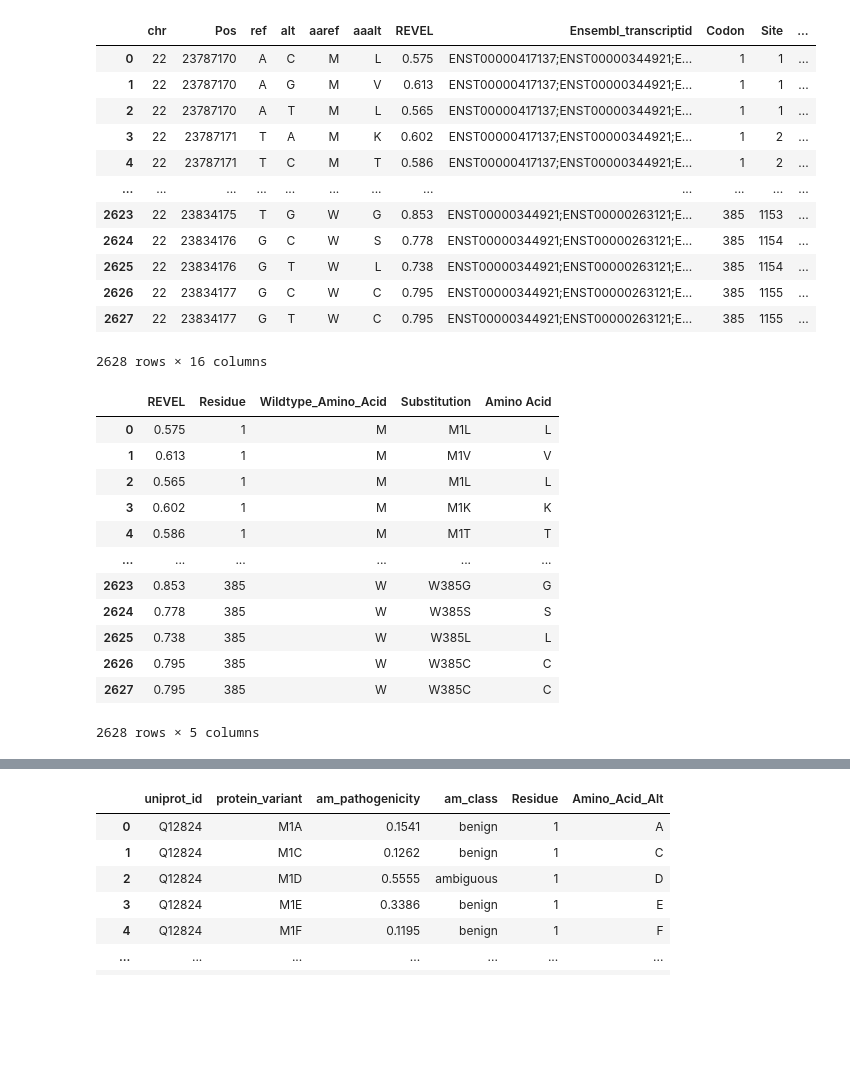
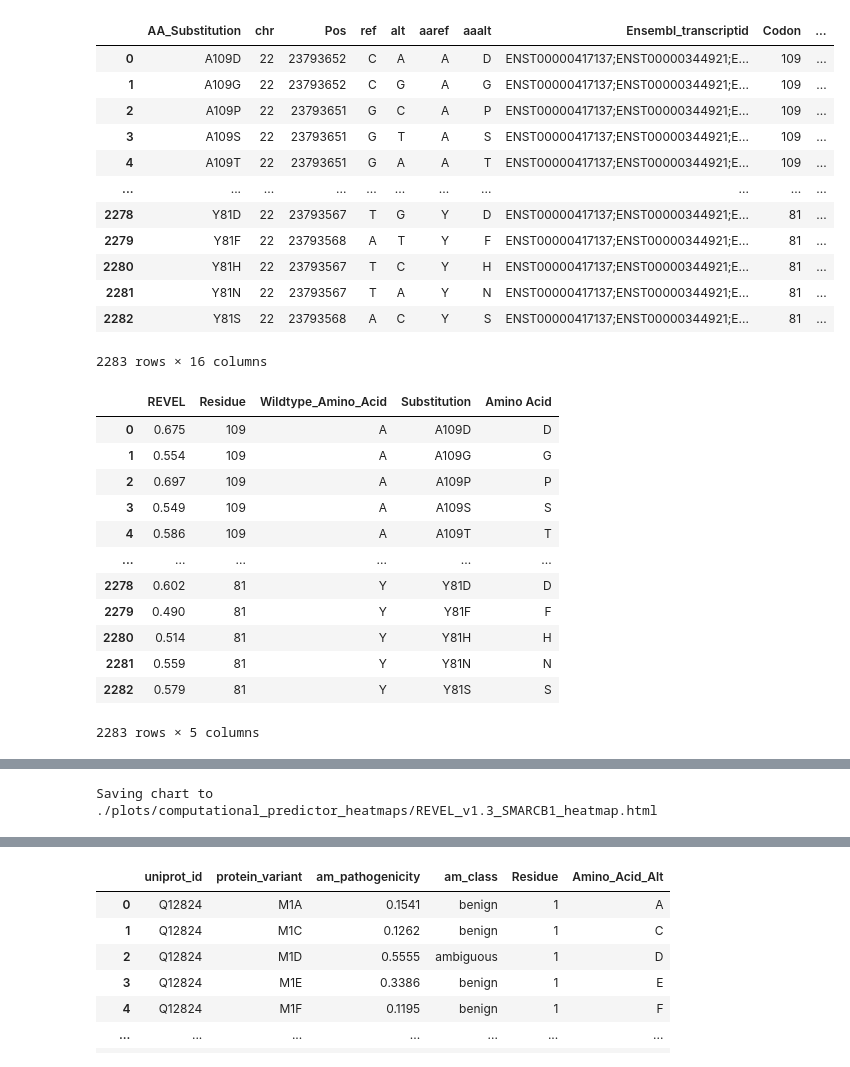
Before and after one commit to thehonglab/SMARCB1_DMS, a Jupyter notebook: computational_predictors_heatmaps.ipynb, the cells around one changed output, grey strips where cells are left out. Saved outputs shown, nothing was run; the diff lists cells and outputs as text; code cells hidden in the pictures; blank space fills up the shorter version.

Commit message:
Added heatmap code

```diff
--- a/computational_predictors_heatmaps.ipynb
+++ b/computational_predictors_heatmaps.ipynb
@@ -1,37 +1,37 @@
 # %%
 import altair as alt
 import itertools
 import pandas as pd
 import numpy as np
 import yaml
 import os
 import math
 
 alt.data_transformers.disable_max_rows()
 
 from vega_datasets import data
 
 with open('config.yaml') as f:
     config = yaml.safe_load(f)
 
 
-revel = pd.read_csv(config['revel'], sep='\t')
+revel = pd.read_csv(config['revel_duplicate_avg'], sep='\t')
 
 revel
 # %% [output]
-|  | chr | Pos | ref | alt | aaref | aaalt | REVEL | Ensembl_transcriptid | Codon | Site | ... |
-| 0 | 22 | 23787170 | A | C | M | L | 0.575 | ENST00000417137;ENST00000344921;E... | 1 | 1 | ... |
-| 1 | 22 | 23787170 | A | G | M | V | 0.613 | ENST00000417137;ENST00000344921;E... | 1 | 1 | ... |
-| 2 | 22 | 23787170 | A | T | M | L | 0.565 | ENST00000417137;ENST00000344921;E... | 1 | 1 | ... |
-| 3 | 22 | 23787171 | T | A | M | K | 0.602 | ENST00000417137;ENST00000344921;E... | 1 | 2 | ... |
-| 4 | 22 | 23787171 | T | C | M | T | 0.586 | ENST00000417137;ENST00000344921;E... | 1 | 2 | ... |
-| ... | ... | ... | ... | ... | ... | ... | ... | ... | ... | ... | ... |
-| 2623 | 22 | 23834175 | T | G | W | G | 0.853 | ENST00000344921;ENST00000263121;E... | 385 | 1153 | ... |
-| 2624 | 22 | 23834176 | G | C | W | S | 0.778 | ENST00000344921;ENST00000263121;E... | 385 | 1154 | ... |
-| 2625 | 22 | 23834176 | G | T | W | L | 0.738 | ENST00000344921;ENST00000263121;E... | 385 | 1154 | ... |
-| 2626 | 22 | 23834177 | G | C | W | C | 0.795 | ENST00000344921;ENST00000263121;E... | 385 | 1155 | ... |
-| 2627 | 22 | 23834177 | G | T | W | C | 0.795 | ENST00000344921;ENST00000263121;E... | 385 | 1155 | ... |
+|  | AA_Substitution | chr | Pos | ref | alt | aaref | aaalt | Ensembl_transcriptid | Codon | ... |
+| 0 | A109D | 22 | 23793652 | C | A | A | D | ENST00000417137;ENST00000344921;E... | 109 | ... |
+| 1 | A109G | 22 | 23793652 | C | G | A | G | ENST00000417137;ENST00000344921;E... | 109 | ... |
+| 2 | A109P | 22 | 23793651 | G | C | A | P | ENST00000417137;ENST00000344921;E... | 109 | ... |
+| 3 | A109S | 22 | 23793651 | G | T | A | S | ENST00000417137;ENST00000344921;E... | 109 | ... |
+| 4 | A109T | 22 | 23793651 | G | A | A | T | ENST00000417137;ENST00000344921;E... | 109 | ... |
+| ... | ... | ... | ... | ... | ... | ... | ... | ... | ... | ... |
+| 2278 | Y81D | 22 | 23793567 | T | G | Y | D | ENST00000417137;ENST00000344921;E... | 81 | ... |
+| 2279 | Y81F | 22 | 23793568 | A | T | Y | F | ENST00000417137;ENST00000344921;E... | 81 | ... |
+| 2280 | Y81H | 22 | 23793567 | T | C | Y | H | ENST00000417137;ENST00000344921;E... | 81 | ... |
+| 2281 | Y81N | 22 | 23793567 | T | A | Y | N | ENST00000417137;ENST00000344921;E... | 81 | ... |
+| 2282 | Y81S | 22 | 23793568 | A | C | Y | S | ENST00000417137;ENST00000344921;E... | 81 | ... |
-2628 rows × 16 columns
+2283 rows × 16 columns
 # %%
 revel_to_keep = {'REVEL': 'REVEL',
                        'Codon': 'Residue',
@@ -48,18 +48,18 @@ revel_final = (revel[list(revel_to_keep)]
 revel_final
 # %% [output]
 |  | REVEL | Residue | Wildtype_Amino_Acid | Substitution | Amino Acid |
-| 0 | 0.575 | 1 | M | M1L | L |
-| 1 | 0.613 | 1 | M | M1V | V |
-| 2 | 0.565 | 1 | M | M1L | L |
-| 3 | 0.602 | 1 | M | M1K | K |
-| 4 | 0.586 | 1 | M | M1T | T |
+| 0 | 0.675 | 109 | A | A109D | D |
+| 1 | 0.554 | 109 | A | A109G | G |
+| 2 | 0.697 | 109 | A | A109P | P |
+| 3 | 0.549 | 109 | A | A109S | S |
+| 4 | 0.586 | 109 | A | A109T | T |
 | ... | ... | ... | ... | ... | ... |
-| 2623 | 0.853 | 385 | W | W385G | G |
-| 2624 | 0.778 | 385 | W | W385S | S |
-| 2625 | 0.738 | 385 | W | W385L | L |
-| 2626 | 0.795 | 385 | W | W385C | C |
-| 2627 | 0.795 | 385 | W | W385C | C |
+| 2278 | 0.602 | 81 | Y | Y81D | D |
+| 2279 | 0.490 | 81 | Y | Y81F | F |
+| 2280 | 0.514 | 81 | Y | Y81H | H |
+| 2281 | 0.559 | 81 | Y | Y81N | N |
+| 2282 | 0.579 | 81 | Y | Y81S | S |
-2628 rows × 5 columns
+2283 rows × 5 columns
 # %%
 minimum_domain = 0
 maximum_domain = 1
@@ -129,4 +129,19 @@ revel_heatmap = DMS_heatmaps(revel_final, 'REVEL')
 revel_heatmap
 # %% [output]
 [interactive output not drawn]
+# %%
+config = {
+    'interactive_heatmap': './plots/computational_predictor_heatmaps/REVEL_v1.3_SMARCB1_heatmap.html'
+}
+
+# Print the file path where the chart will be saved
+print(f"Saving chart to {config['interactive_heatmap']}")
+
+# Ensure the directory exists
+os.makedirs(os.path.dirname(config['interactive_heatmap']), exist_ok=True)
+
+# Save the chart to the specified file path
+revel_heatmap.save(config['interactive_heatmap'])
+# %% [output]
+Saving chart to ./plots/computational_predictor_heatmaps/REVEL_v1.3_SMARCB1_heatmap.html
 # %%
```
Also changed, not shown: parts of 6 cells of this notebook, 11 other files.
